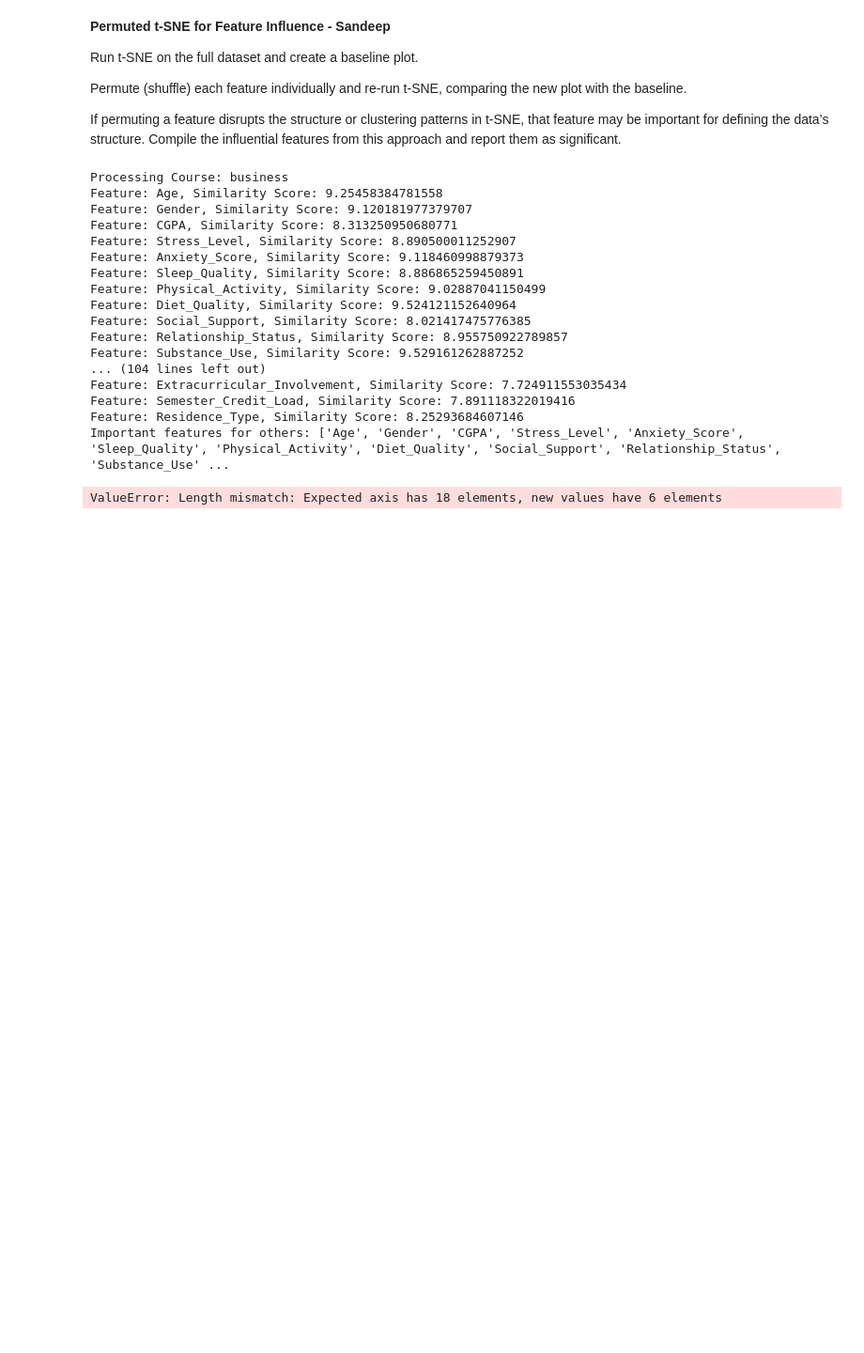
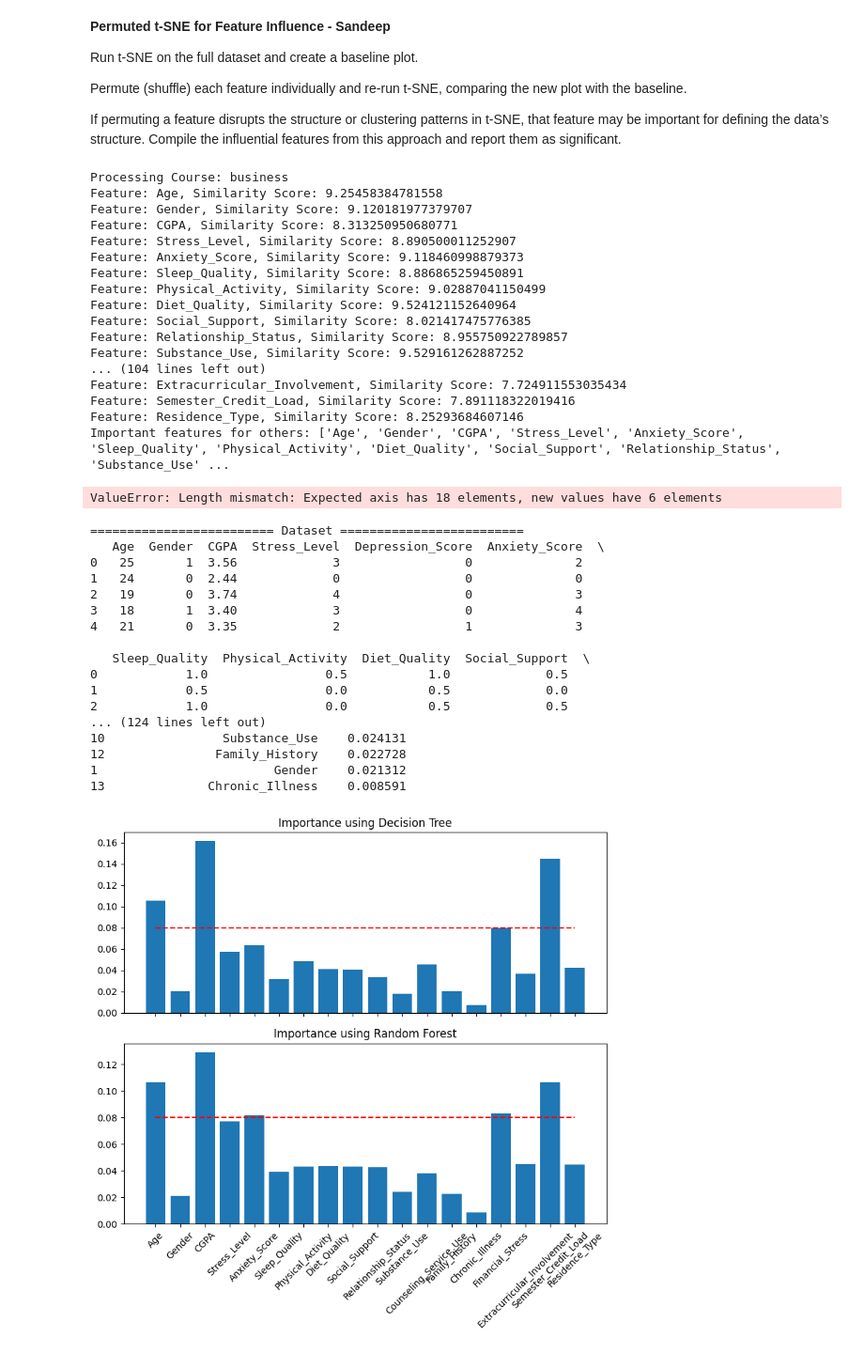
Before and after one commit to ReehalS/student-mental-health-model, a Jupyter notebook: Code/sandeep.ipynb, the cells around one changed output. Shown: that part at 94% size. Cells and saved outputs as stored; diff of their text form; code cells hidden in the pictures; blank space fills up the shorter version.

```diff
--- a/Code/sandeep.ipynb
+++ b/Code/sandeep.ipynb
@@ -383,0 +496,21 @@ ValueError: Length mismatch: Expected axis has 18 elements, new values have 6 el
+# %%
+get_importance("../Data/clean_df_main.csv", verbose=True)
+# %% [output]
+========================= Dataset =========================
+   Age  Gender  CGPA  Stress_Level  Depression_Score  Anxiety_Score  \
+0   25       1  3.56             3                 0              2
+1   24       0  2.44             0                 0              0
+2   19       0  3.74             4                 0              3
+3   18       1  3.40             3                 0              4
+4   21       0  3.35             2                 1              3
+
+   Sleep_Quality  Physical_Activity  Diet_Quality  Social_Support  \
+0            1.0                0.5           1.0             0.5
+1            0.5                0.0           0.5             0.0
+2            1.0                0.0           0.5             0.5
+... (124 lines left out)
+10                Substance_Use    0.024131
+12               Family_History    0.022728
+1                        Gender    0.021312
+13              Chronic_Illness    0.008591
+[figure, added]
```
Also changed, not shown: parts of 6 cells of this notebook, 2 other files.
